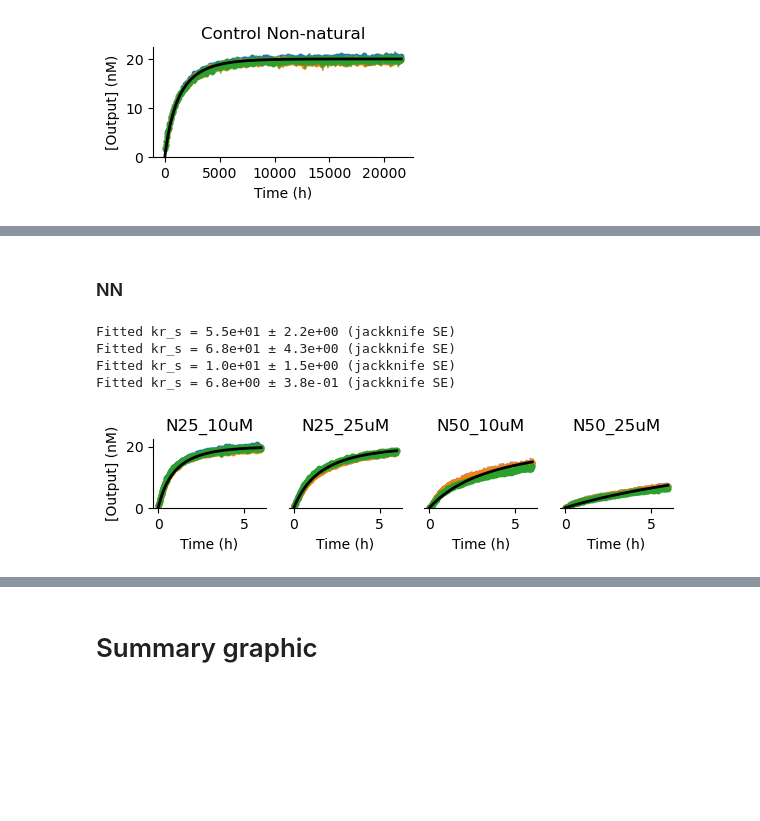
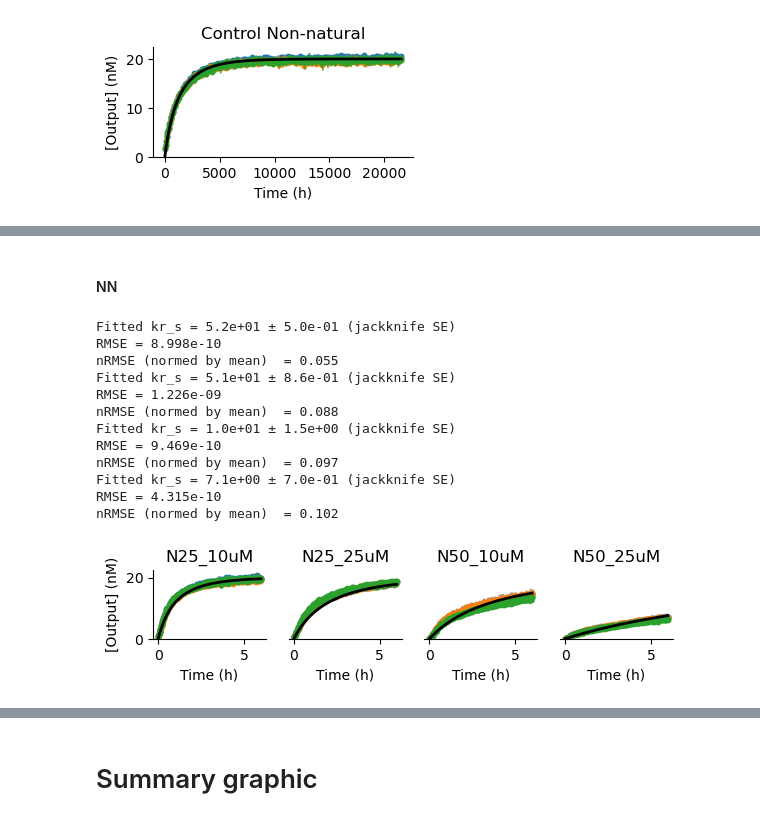
Before and after one commit to thachuk-lab/NN-DSD-Results-Analysis, a Jupyter notebook: MultiParameterModeling.ipynb, the cells around one changed output, grey strips where cells are left out. Saved outputs shown, nothing was run; the diff lists cells and outputs as text; code cells hidden in the pictures; blank space fills up the shorter version.

```diff
--- a/MultiParameterModeling.ipynb
+++ b/MultiParameterModeling.ipynb
@@ -572,9 +563,7 @@ def residuals(kf, t, yList, fixed_params_list):
     total_residuals = []
     n=0
     for y, fixed_params in zip(yList, fixed_params_list):
-        tfull = np.arange(0, t[n][-1]+(t[n][-1]-t[n][-2]),t[n][-1]-t[n][-2])
-        mindex = min([i for i in range(len(tfull)) if tfull[i]>= t[n][0]])
-        model_y = modelOneStep(kf, t[n], fixed_params)[mindex:] # I need to update this so that the model is calculaed starting from 0 then a fraction of it is fit
+        model_y = modelOneStep(kf, t[n], fixed_params)
         total_residuals.append(y - model_y)
         n += 1
 
@@ -905,5 +909,5 @@ for fit in kb_no_nat:
 # %% [markdown]
-### NN
+#### NN
 # %%
 labels = ['N25_10uM', 'N25_25uM', 'N50_10uM', 'N50_25uM']
 
@@ -950,12 +954,12 @@ def modelOneStep(kb_off, tArray, fixed_params):
         # Y1 + B <-kb_off kb_on->  S
         #Rate of reporting
         kb_on = 1e7
-        dR1dt = -float(kf*(R1)*(Y1))
-        dY1dt = -float(kf*(R1)*(Y1)) -float(kb_on*(B)*(Y1)) + float(kb_off*S)
+        dR1dt = -float(kf*(R1)*(Y1)) -float(kb_on*(B)*(R1)) + float(kb_off*S)
+        dY1dt = -float(kf*(R1)*(Y1))
         dPdt = float(kf*(R1)*(Y1))
         dWdt = dPdt
-        dBdt = -float(kb_on*(B)*(Y1)) + float(kb_off*S)
-        dSdt = float(kb_on*(B)*(Y1)) - float(kb_off*S)
+        dBdt = -float(kb_on*(B)*(R1)) + float(kb_off*S)
+        dSdt = float(kb_on*(B)*(R1)) - float(kb_off*S)
 
         return (dY1dt, dR1dt, dPdt, dWdt, dBdt, dSdt)
 
@@ -1044,7 +1048,7 @@ fixed_params_list = [
 ]
 
 
-initial_k = [51, 60, 5, 1]
+initial_k = [50, 50, 0, 0]
 
 x_list  = [x_trunc]
 
@@ -1078,38 +1082,56 @@ for i,a in enumerate(ax):
 
 
 
     res = np.array(res).flatten()
     kf_mean = np.mean(res)
     n = len(res)
     kf_se = np.sqrt((n - 1) / n * np.sum((res - kf_mean)**2))
 
     print(f"Fitted kr_s = {kf_mean:.1e} ± {kf_se:.1e} (jackknife SE)")
     fitted_kf = kf_mean
     param_sd_kf = kf_se
     kb_no_nn.append([fitted_kf, param_sd_kf])
 
     a.plot(x_h,[i*1e9 for i in modelOneStep(fitted_kf, x, fixed_params_list[i][0])], color='black',linewidth=line)
-
+    # residuals for all replicates in condition i
+    nrep = len(to_fit[i])
+    t_i = [x_trunc] * nrep
+    fixed_i = fixed_params_list[i]
+    r = residuals(kf_mean, t_i, to_fit[i], fixed_i)
+    RMSE = np.sqrt(np.mean(r**2))
+    y_all = np.concatenate(to_fit[i])
+    nRMSE_mean  = RMSE / y_all.mean()
+    print(f"RMSE = {RMSE:.3e}")
+    print(f"nRMSE (normed by mean)  = {nRMSE_mean:.3f}")
     a.set_xlabel('Time (h)')
     a.set_title(f"{labels[i]}")
     a.spines['left'].set_visible(False)
     a.spines['right'].set_visible(False)
     a.spines['top'].set_visible(False)
     a.get_yaxis().set_visible(False)
+
 ax[0].get_yaxis().set_visible(True)
 ax[0].spines['left'].set_visible(True)
 ax[0].set_ylim(0,22.5)
 
 ax[0].set_ylabel('[Output] (nM)')
 
 #plt.savefig('TUM_nat_noinc.svg', dpi = 500, transparent=True)
 plt.show()
 # %% [output]
-Fitted kr_s = 5.5e+01 ± 2.2e+00 (jackknife SE)
-Fitted kr_s = 6.8e+01 ± 4.3e+00 (jackknife SE)
+Fitted kr_s = 5.2e+01 ± 5.0e-01 (jackknife SE)
+RMSE = 8.998e-10
+nRMSE (normed by mean)  = 0.055
+Fitted kr_s = 5.1e+01 ± 8.6e-01 (jackknife SE)
+RMSE = 1.226e-09
+nRMSE (normed by mean)  = 0.088
 Fitted kr_s = 1.0e+01 ± 1.5e+00 (jackknife SE)
-Fitted kr_s = 6.8e+00 ± 3.8e-01 (jackknife SE)
+RMSE = 9.469e-10
+nRMSE (normed by mean)  = 0.097
+Fitted kr_s = 7.1e+00 ± 7.0e-01 (jackknife SE)
+RMSE = 4.315e-10
+nRMSE (normed by mean)  = 0.102
-[figure, old version]
+[figure, new version]
 # %%
 def kb_to_e(kb, e_kb):
     RT = 0.592
```
Also changed, not shown: parts of 10 cells of this notebook, 39 other files.
